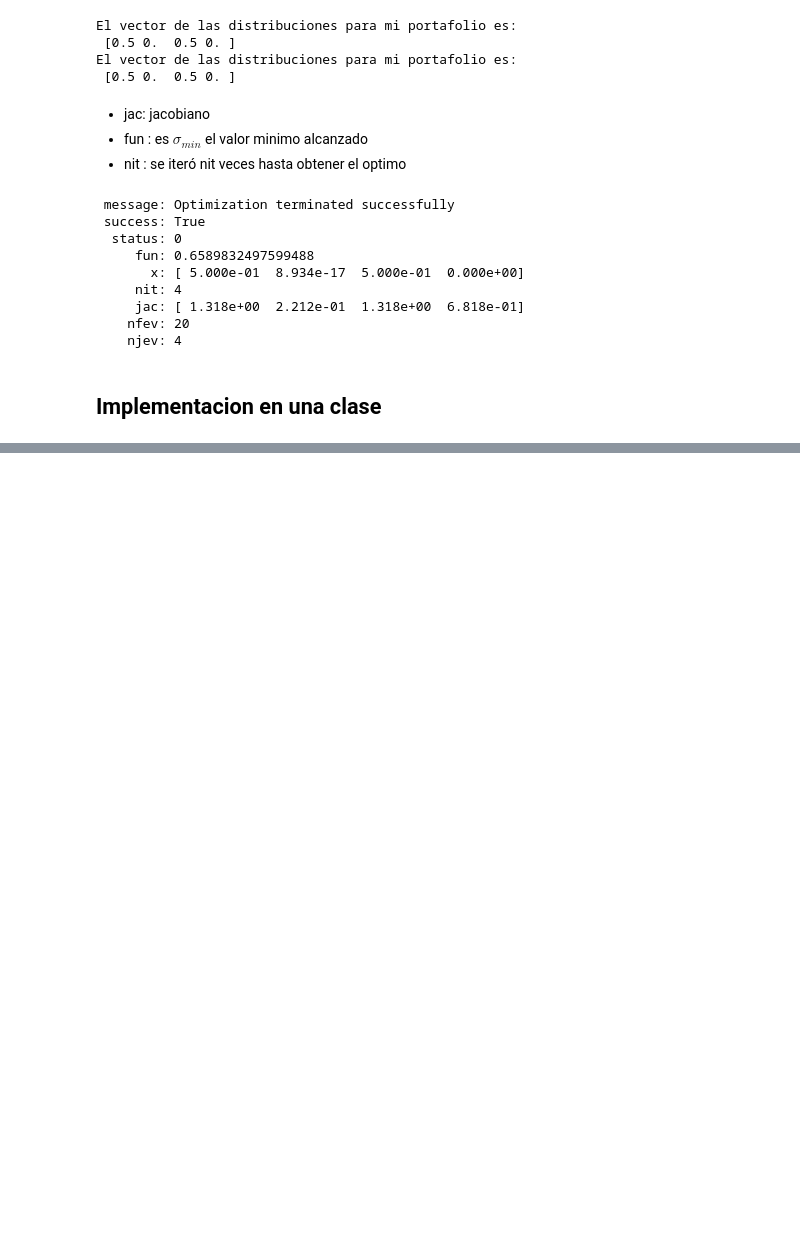
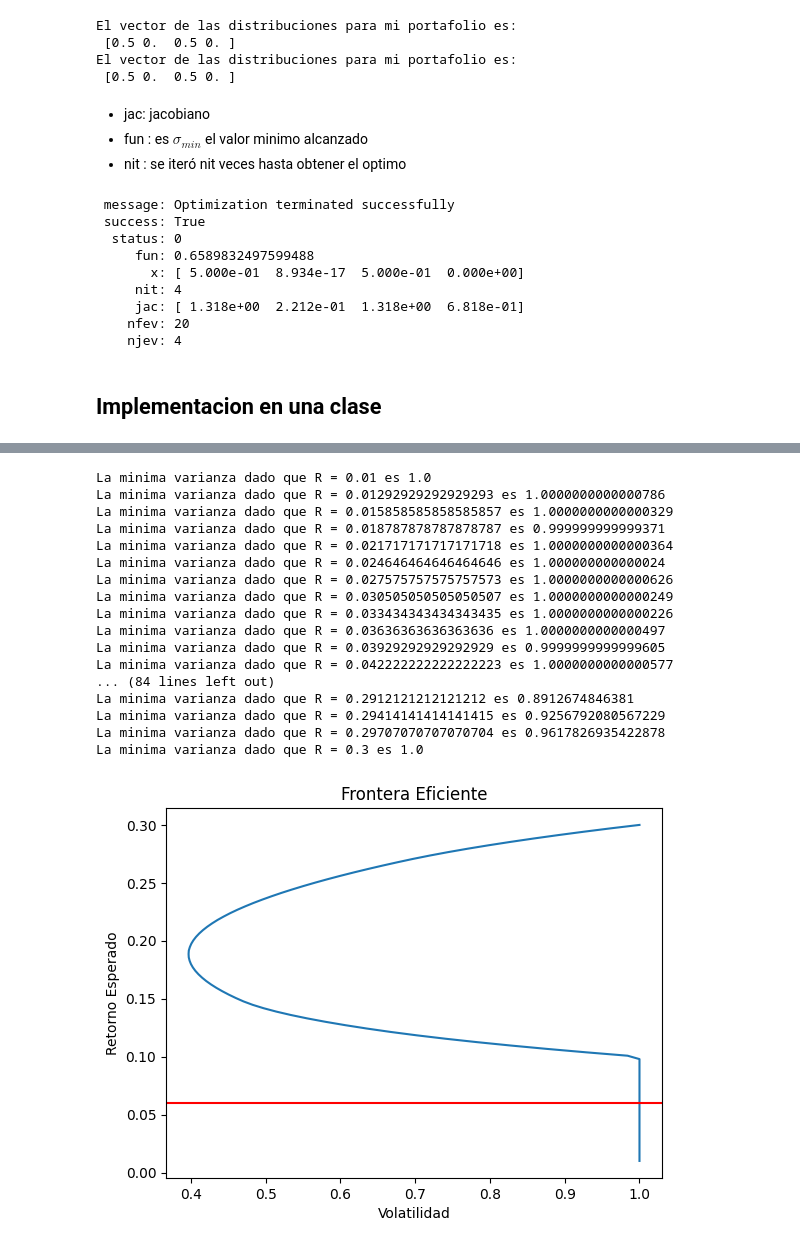
Before and after one commit to dalejandroramirez/AnalisisDePortafolios, a Jupyter notebook: nootbooks/AnalisisPortafolio.ipynb, the cells around one changed output, grey strips where cells are left out. Drawn from its saved outputs; the diff is of its cells as text; code cells hidden in the pictures; blank space fills up the shorter version.

Commit message:
feature
Creacion de la clase MiPortafolio que agrupa todo el trabajo realizado

```diff
--- a/nootbooks/AnalisisPortafolio.ipynb
+++ b/nootbooks/AnalisisPortafolio.ipynb
@@ -230,0 +308,26 @@ portafolio1.minimizar()
+# %%
+r = np.array([0.2,0.1,0.2,0.3])  ## vector de retornos esperados que no se como calcular
+Nombre_Acciones = ['CIB','AAPL','CL=F','GC=F']
+
+# Generar un rango de valores de retorno esperado
+rango = np.linspace(0.01, 0.3, 100)
+volatilidad = [MiPortafolio(x,r,Nombre_Acciones).sigmaMin() for x in rango]
+# %% [output]
+La minima varianza dado que R = 0.01 es 1.0
+La minima varianza dado que R = 0.01292929292929293 es 1.0000000000000786
+La minima varianza dado que R = 0.015858585858585857 es 1.0000000000000329
+La minima varianza dado que R = 0.018787878787878787 es 0.999999999999371
+La minima varianza dado que R = 0.021717171717171718 es 1.0000000000000364
+La minima varianza dado que R = 0.024646464646464646 es 1.000000000000024
+La minima varianza dado que R = 0.027575757575757573 es 1.0000000000000626
+La minima varianza dado que R = 0.030505050505050507 es 1.0000000000000249
+La minima varianza dado que R = 0.033434343434343435 es 1.0000000000000226
+La minima varianza dado que R = 0.03636363636363636 es 1.0000000000000497
+La minima varianza dado que R = 0.03929292929292929 es 0.9999999999999605
+La minima varianza dado que R = 0.042222222222222223 es 1.0000000000000577
+... (84 lines left out)
+La minima varianza dado que R = 0.2912121212121212 es 0.8912674846381
+La minima varianza dado que R = 0.29414141414141415 es 0.9256792080567229
+La minima varianza dado que R = 0.29707070707070704 es 0.9617826935422878
+La minima varianza dado que R = 0.3 es 1.0
+[figure, added]
```
Also changed, not shown: parts of 7 cells of this notebook, 5 other files.
